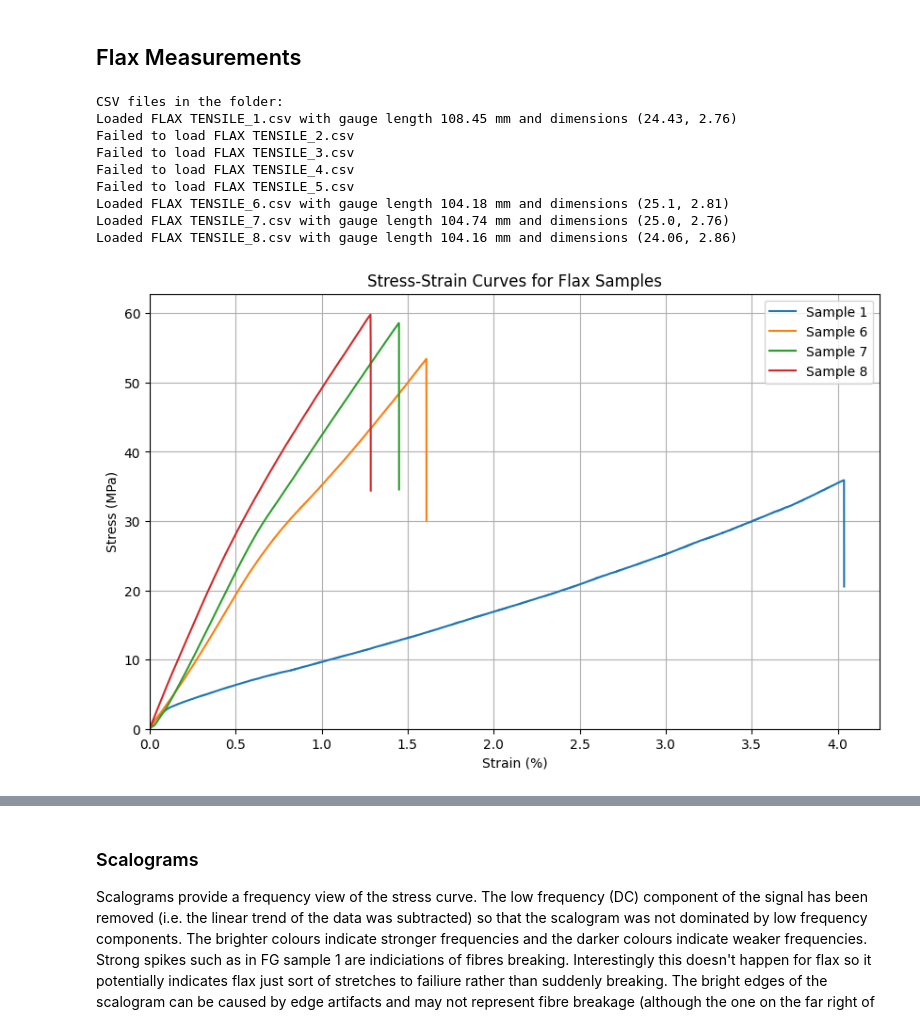
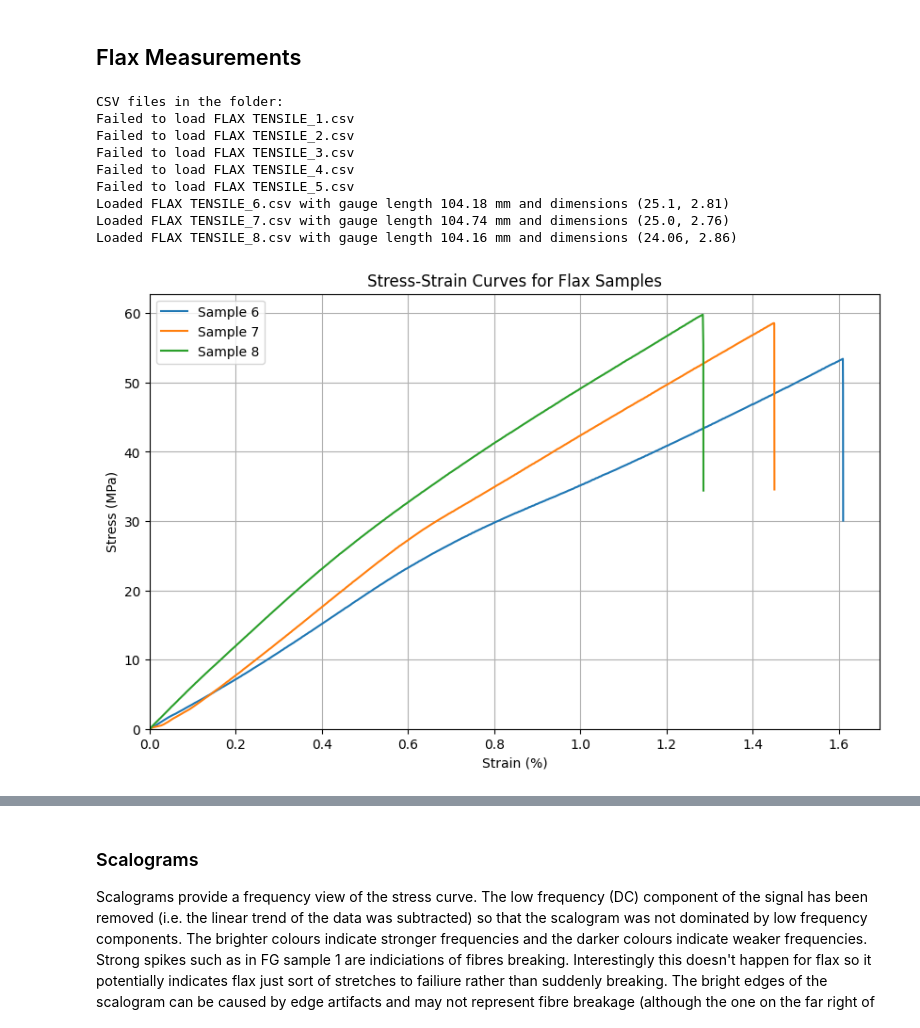
Before and after one commit to HamRMac/CompositeTensileTests, a Jupyter notebook: DataPlotting.ipynb, the cells around one changed output, grey strips where cells are left out. Drawn from its saved outputs; the diff is of its cells as text; code cells hidden in the pictures.

Commit message:
Added plots and values

```diff
--- a/DataPlotting.ipynb
+++ b/DataPlotting.ipynb
@@ -92,7 +92,7 @@ class TensileData(BaseModel):
         else:
             ax = ax_supplied
 
-        ax.plot(strain, stress, label=label or f"Sample {self.internal_name}")
+        curve, = ax.plot(strain, stress, label=label or f"Sample {self.internal_name}")
 
         if ax_supplied is None:
             ax.set_title('Stress vs Strain')
@@ -100,6 +100,7 @@ class TensileData(BaseModel):
             ax.set_ylabel('Stress (MPa)')
             ax.grid(True)
             plt.show()
+        return curve
 
     def detect_stress_spike(self, window: int = 50, threshold: float = 2.5) -> t.Optional[int]:
         if self.stressStrain_data is None:
@@ -179,7 +180,8 @@ folder_path = 'DestructiveTests/Tensile/FLAX TENSILE.is_qtest_Exports'
 # Provide units in mm for dimensions and gauge lengths
 # Example: {'SAMPLE_1': (gauge_length, (width, thickness))}
 gauge_flax_lengths: t.Dict[int, t.Tuple[float, t.Tuple[float, float]]] = {
-    1: (108.45, (24.43, 2.76)),
+    #1: (108.45, (24.43, 2.76)),
+    1: (None, (None, None)),
     2: (None, (None, None)),
     3: (None, (None, None)),
     4: (None, (None, None)),
@@ -205,32 +207,32 @@ for i, file in enumerate(sorted(csv_files), start=1):
             gauge_length=gauge_flax_lengths[i][0]
         )
         all_samples_flax.append(tensile_data)
         print(f"Loaded {file} with gauge length {gauge_flax_lengths[i][0]} mm and dimensions {gauge_flax_lengths[i][1]}")
     except Exception as e:
         print(f"Failed to load {file}")
 
 # Plot computed stress vs strain
 fig, ax = plt.subplots(figsize=(10, 6))
 
 for sample in all_samples_flax:
     sample.plot_stress_strain(ax_supplied=ax)
 
 ax.set_title("Stress-Strain Curves for Flax Samples")
 ax.set_xlabel("Strain (%)")
 ax.set_ylabel("Stress (MPa)")
 ax.set_xlim(left=0)
 ax.set_ylim(bottom=0)
 ax.legend()
 ax.grid(True)
 plt.show()
 # %% [output]
 CSV files in the folder:
-Loaded FLAX TENSILE_1.csv with gauge length 108.45 mm and dimensions (24.43, 2.76)
+Failed to load FLAX TENSILE_1.csv
 Failed to load FLAX TENSILE_2.csv
 Failed to load FLAX TENSILE_3.csv
 Failed to load FLAX TENSILE_4.csv
 Failed to load FLAX TENSILE_5.csv
 Loaded FLAX TENSILE_6.csv with gauge length 104.18 mm and dimensions (25.1, 2.81)
 Loaded FLAX TENSILE_7.csv with gauge length 104.74 mm and dimensions (25.0, 2.76)
 Loaded FLAX TENSILE_8.csv with gauge length 104.16 mm and dimensions (24.06, 2.86)
-[figure, old version]
+[figure, new version]
```
Also changed, not shown: parts of 15 cells of this notebook.
